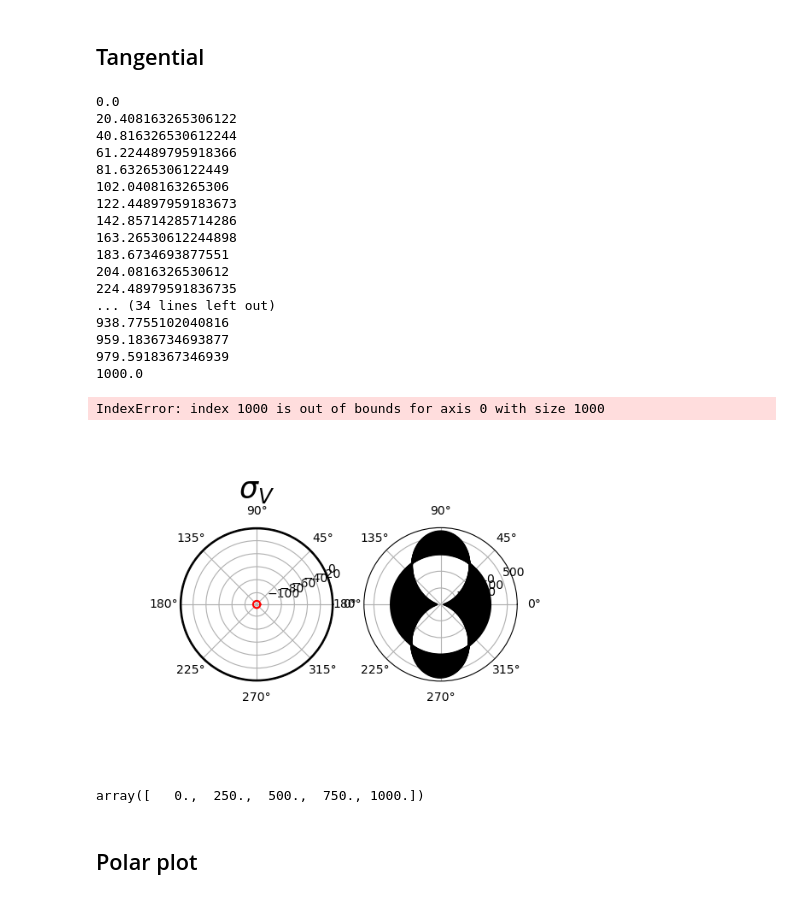
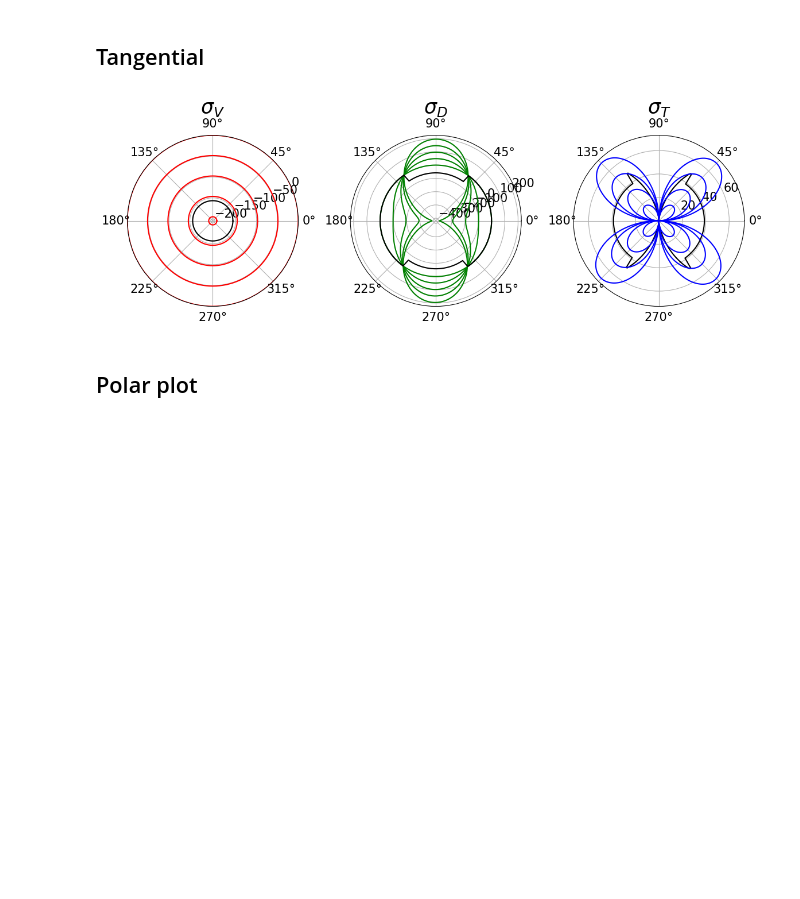
Before and after one commit to maragurue/M7, a Jupyter notebook: Notebooks/19.01.2023.ipynb, the cells around one changed output. Saved outputs shown, nothing was run; the diff lists cells and outputs as text; code cells hidden in the pictures; blank space fills up the shorter version.

```diff
--- a/Notebooks/19.01.2023.ipynb
+++ b/Notebooks/19.01.2023.ipynb
@@ -15,7 +15,7 @@ n_mp = 360
 n_steps = 1000
 delta = np.identity(n_dim)
 # %%
-epsilon_11 = np.linspace(0,-0.1,n_steps)
+epsilon_11 = np.linspace(0,-0.015,n_steps)
 # %%
 epsilon_ij = np.zeros((len(epsilon_11),n_dim,n_dim))
 # %%
@@ -121,8 +114,8 @@ c_5 = 3500
 c_6 = 20
 c_7 = 1
 c_8 = 8
-c_9 = 0.012
-k_1 = 0.00015
+c_9 = 1.2*10**-2
+k_1 = 1.5*10**-4
 gama_0 = (f_c0prime/E_0) - (f_cprime/E)
 e_0Nplus=np.zeros(n_mp)
 e_0Nminus=np.zeros(n_mp)
@@ -135,10 +128,10 @@ for j in range(1,n_steps):
         # predictor for compressive deviatoric stress
         s_D[j][i] = E_D_0 * e_D[j][i]
         # obtaining deviatoric compressive strain boundary (threshold)
-        gama_1=np.exp(gama_0)*np.tanh(c_9*(max(-e_V[j][i],0))/k_1)  #Formula 18 #NOTE: here you need to implement Macauley brackets for e_V (I did it now)
+        gama_1=np.exp(gama_0)*np.tanh(c_9*(max(-e_V[j][i],0))/k_1)  #Formula 18
         bita_2=c_5*gama_1+c_7  #Formula 17
         bita_3=c_6*gama_1+c_8  #Formula 17
-        s_D_bound[j][i]=-E*k_1*bita_3/(1+((max(-e_D[j][i],0)/k_1*bita_2)**2))   #Formula 16  #NOTE: you wrote E_D, in Eq. 16 it sayes E, NOTE: e_D you have it in Macauley brackets
+        s_D_bound[j][i]=-E*k_1*bita_3/(1+((max(-e_D[j][i],0)/k_1*bita_2)**2))   #Formula 16
         # checking if we are crossing the boundary for time step j and microplane i
         if e_N[j][i] < 0:
             # print("comp.")
@@ -150,7 +143,7 @@ for j in range(1,n_steps):
         # are we in tension?
         if e_N[j][i] > 0:
             if e_N[j][i] > e_0Nplus[i]:
-                e_0Nplus[i] = e_N[j][i]  # NOTE: are e_0Nplus and e_0Nminus microplane state variables=? it looks like that, check it. If so, correct it ([j][i])
+                e_0Nplus[i] = e_N[j][i]
         # are we in compression?
         if e_N[j][i] < 0:
             if e_N[j][i] < e_0Nminus[i]:
@@ -242,16 +235,16 @@ s_T_e = np.zeros_like(e_V)
 c_10=0.33
 c_11=0.5
 c_12=2.36
-k_1= 0.00015
+k_1 = 1.5*10**-4
 k_2= 110
 
 for j in range(1,n_steps):
     #loop over each microplane
     for i in range(n_mp):
-        s_hat_N[j-1][i]=max((E_T_0*k_1*c_11)-(c_12*max(e_V[j][i],0) ) , 0)        # Eq. 26 # s_hat_N is in Macauley brackets!!
+        s_hat_N[j-1][i]=max((E_T_0*k_1*c_11)-(c_12*max(e_V[j][i],0) ) , 0)
         s_T_e[j][i] = (e_T[j-1][i]*E_T_0)+E_T_0*(e_T[j][i] - e_T[j-1][i])  # Formula 29
         if s_N[j][i]<=0:
-            s_T_bound[j][i]=(((c_10*(max(s_hat_N[j-1][i]-s_N[j][i],0)))**-1)+(E_T_0*k_1*k_2)**-1)**-1   #Formula 27 Macauley brackets!!
+            s_T_bound[j][i]=(((c_10*(max(s_hat_N[j-1][i]-s_N[j][i],0)))**-1)+(E_T_0*k_1*k_2)**-1)**-1   #Formula 27
             # print(s_T_e[j][i])
             if s_T_e[j][i] > s_T_bound[j][i]:
                 s_T_e[j][i] = s_T_bound[j][i]
@@ -268,66 +261,46 @@ for j in range(1,n_steps):
         else:
             s_T[j][i] = 0.0
 # %%
-%matplotlib widget
+#%matplotlib widget
 s_N_predictor = E_N_0 * e_N
 s_V_predictor = E_V_0 * e_V
 s_D_predictor = E_D_0 * e_D
 s_T_r = E_T_0 * e_T_r
 
 ########SIGMA=V/D twig plot 131 132 133
 
 cm = 1 / 2.54  # centimeters in inches
-plt.figure(figsize=(20*cm, 10*cm))
+plt.figure(figsize=(30*cm, 15*cm))
 rads = np.arange(0, (2 * np.pi), (2 * np.pi) / n_mp)
 plt.subplot(131, projection='polar')
-plt.plot(rads, s_V_predictor[1, :], 'k')
-plt.plot(rads, s_V[1, :], 'r')
+plt.plot(rads, s_V_bound[-1, :], 'k')
+selected_t_step = np.linspace(0,len(s_D)-1, 5)
+for i in selected_t_step:
+    plt.plot(rads, s_V_predictor[int(i), :], 'r')
 plt.title(r'$\sigma_V$', fontsize=25)
-plt.tick_params(axis='both', which='major', labelsize=10)
+plt.tick_params(axis='both', which='major', labelsize=15)
 
 plt.subplot(132, projection='polar')
-# plt.plot(rads, s_D_predictor[1, :], 'r')
-selected_t_step = np.linspace(0,len(s_D), 50)
 for i in selected_t_step:
-    print(i)
-    # plt.plot(rads, s_D[1, :], 'k')
-    plt.plot(rads, s_D_predictor[int(i), :], 'k')
+    plt.plot(rads, s_D_predictor[int(i), :], 'g')
+plt.plot(rads, s_D_bound[-1, :], 'k')
+#plt.plot(rads, s_D_predictor[-1, :], 'r')
 plt.title(r'$\sigma_D$', fontsize=25)
-plt.tick_params(axis='both', which='major', labelsize=10)
+plt.tick_params(axis='both', which='major', labelsize=15)
 
 plt.subplot(133, projection='polar')
-# for i in range(len(s_T)):
-plt.plot(rads, (s_T[1, :]), 'k')
-plt.plot(rads, np.linalg.norm(s_T_r[1, :],axis=-1), 'r')
+plt.plot(rads, s_T_bound[-1, :], 'k')
+selected_t_step = np.linspace(0,len(s_D)-1, 5)
+for i in selected_t_step:
+    plt.plot(rads, np.linalg.norm(s_T_r[int(i), :],axis=-1), 'b')
+#plt.plot(rads, np.linalg.norm(s_T_r[-1, :],axis=-1), 'r')
 plt.title(r'$\sigma_T$', fontsize=25)
-plt.tick_params(axis='both', which='major', labelsize=10)
+plt.tick_params(axis='both', which='major', labelsize=15)
 
 
 plt.tight_layout()
 # %% [output]
-0.0
-20.408163265306122
-40.816326530612244
-61.224489795918366
-81.63265306122449
-102.0408163265306
-122.44897959183673
-142.85714285714286
-163.26530612244898
-183.6734693877551
-204.0816326530612
-224.48979591836735
-... (34 lines left out)
-938.7755102040816
-959.1836734693877
-979.5918367346939
-1000.0
-IndexError: index 1000 is out of bounds for axis 0 with size 1000
-[figure, old version]
+[figure, new version]
-# %%
-selected_t_step
-# %% [output]
-array([   0.,  250.,  500.,  750., 1000.])
 # %% [markdown]
 ## Polar plot
 # %%
```
Also changed, not shown: parts of 13 cells of this notebook.
